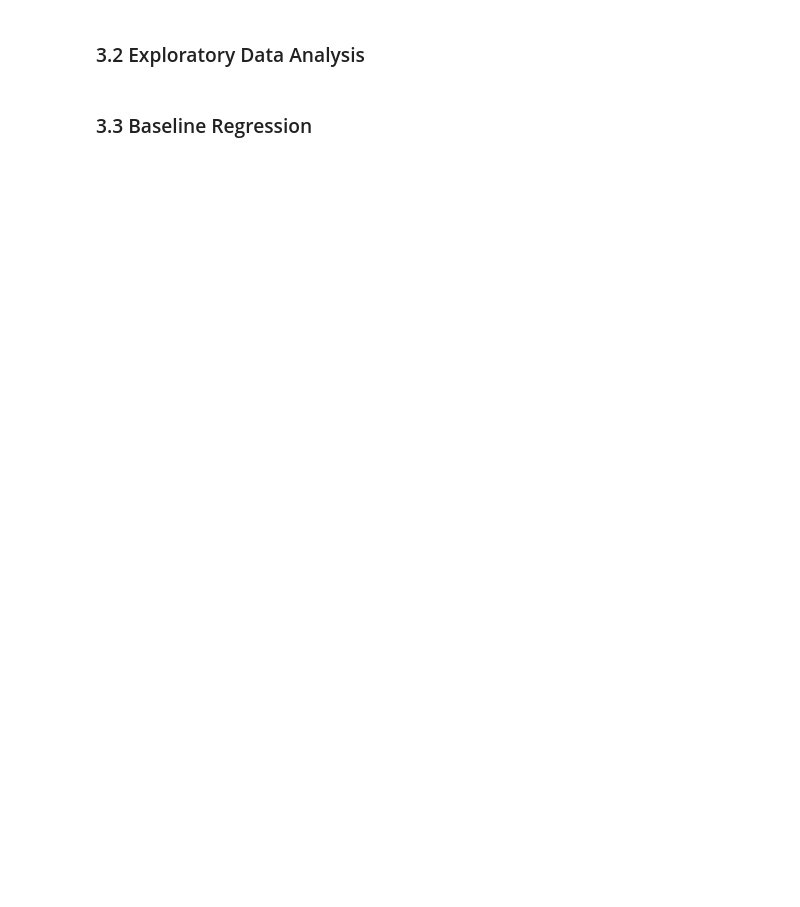
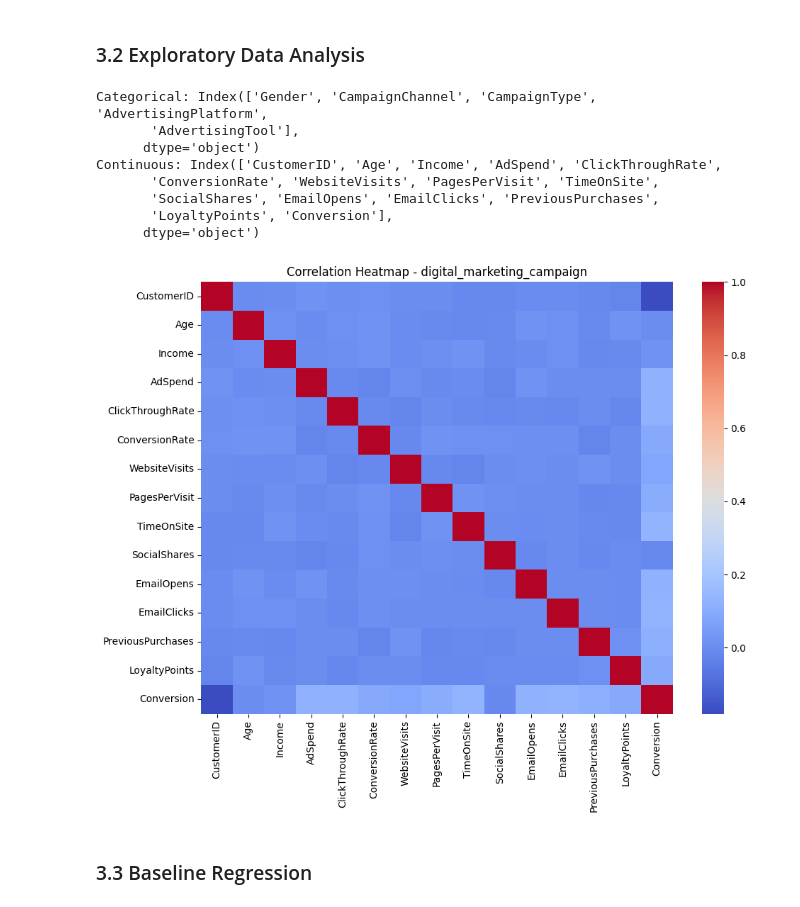
Before and after one commit to paumar2/Capstone-Customer-Churn-BU, a Jupyter notebook: week1_regression_notebook.ipynb, the cells around one changed output. Cells and saved outputs as stored; diff of their text form; code cells hidden in the pictures; blank space fills up the shorter version.

```diff
--- a/week1_regression_notebook.ipynb
+++ b/week1_regression_notebook.ipynb
@@ -104,8 +162,9 @@ customer_churn_encoded.head()
 ## 3. Dataset 2: digital_marketing_campaign
 ### 3.1 Data Overview
 # %%
-
-digital_marketing = pd.read_csv("digital_marketing_campaign.csv")
+digital_marketing = pd.read_csv("digital_marketing_campaign_dataset.csv", sep=',')
+#remove any null rows
+digital_marketing.dropna(inplace=True)
 digital_marketing.head()
 digital_marketing.info()
 digital_marketing.describe()
@@ -112,17 +198,27 @@ digital_marketing.describe()
 # %% [markdown]
 ### 3.2 Exploratory Data Analysis
 # %%
-
 categorical_cols = digital_marketing.select_dtypes(include=["object", "category"]).columns
 continuous_cols = digital_marketing.select_dtypes(include=["int64", "float64"]).columns
-
 print("Categorical:", categorical_cols)
 print("Continuous:", continuous_cols)
 
+#correlation heatmap
 plt.figure(figsize=(10,8))
-sns.heatmap(digital_marketing[continuous_cols].corr(), annot=True, cmap="coolwarm")
+sns.heatmap(digital_marketing[continuous_cols].corr(), cmap="coolwarm")
 plt.title("Correlation Heatmap - digital_marketing_campaign")
+plt.tight_layout()
 plt.show()
+# %% [output]
+Categorical: Index(['Gender', 'CampaignChannel', 'CampaignType', 'AdvertisingPlatform',
+       'AdvertisingTool'],
+      dtype='object')
+Continuous: Index(['CustomerID', 'Age', 'Income', 'AdSpend', 'ClickThroughRate',
+       'ConversionRate', 'WebsiteVisits', 'PagesPerVisit', 'TimeOnSite',
+       'SocialShares', 'EmailOpens', 'EmailClicks', 'PreviousPurchases',
+       'LoyaltyPoints', 'Conversion'],
+      dtype='object')
+[figure, added]
 # %% [markdown]
 ### 3.3 Baseline Regression
 # %%
```
Also changed, not shown: parts of 20 cells of this notebook, 2 other files.
